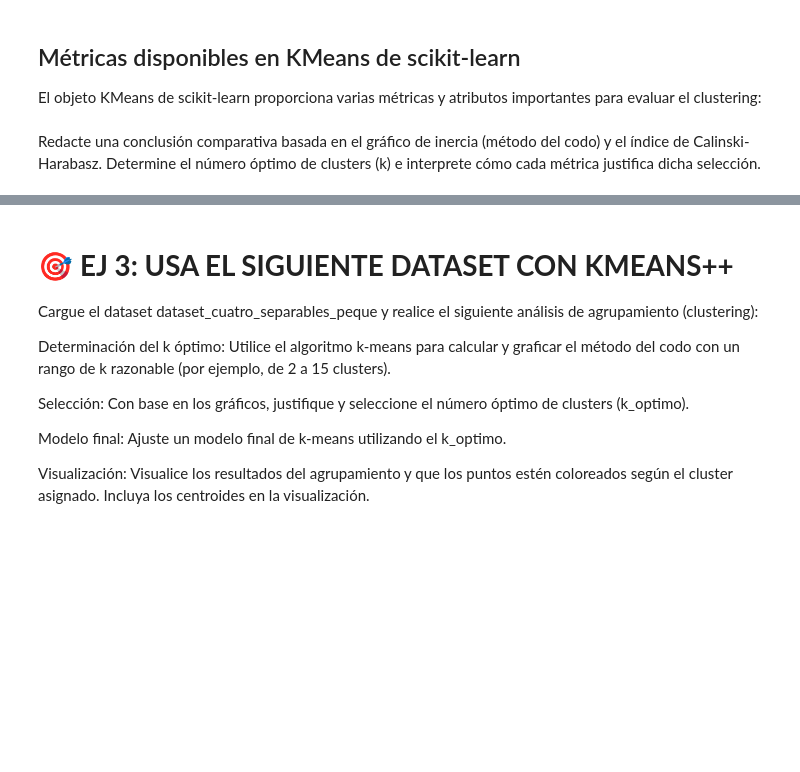
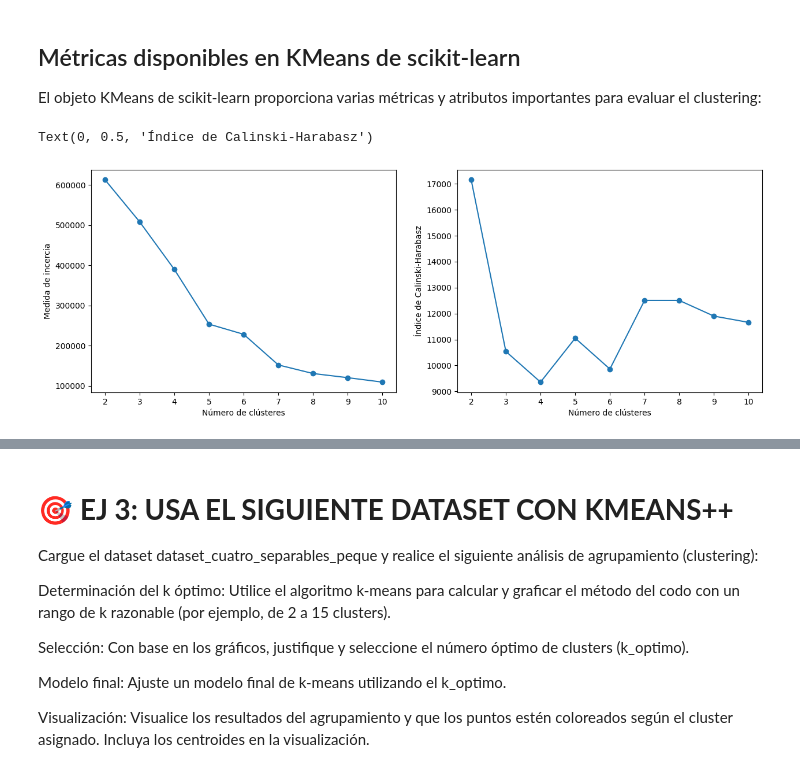
Before and after one commit to SandraNavarrete-docente/aprendizaje-automatico-252601, a Jupyter notebook: 04-MODELOS-NO-SUPERVISADOS/4_3_Métodos_de_clustering_basados_en_particiones_V2.ipynb, the cells around one changed output, grey strips where cells are left out. Saved outputs shown, nothing was run; the diff lists cells and outputs as text; code cells hidden in the pictures; blank space fills up the shorter version.

```diff
--- a/04-MODELOS-NO-SUPERVISADOS/4_3_Métodos_de_clustering_basados_en_particiones_V2.ipynb
+++ b/04-MODELOS-NO-SUPERVISADOS/4_3_Métodos_de_clustering_basados_en_particiones_V2.ipynb
@@ -276,18 +288,26 @@ Redacte una conclusión que analice los gráficos del método del codo y del coe
 El objeto KMeans de scikit-learn proporciona varias métricas y atributos importantes para evaluar el clustering:
 # %%
 from sklearn.cluster import KMeans
+from sklearn.metrics import calinski_harabasz_score
 
 rincercia = np.zeros(9)
+rcalinski = np.zeros(9)
 for k in np.arange(2,11):
-    kmeans = KMeans(n_clusters=k, random_state=42)
+    kmeans = KMeans(n_clusters=k, random_state=42, n_init='auto')
     kmeans.fit(Dx)
     rincercia[k-2] =  kmeans.inertia_
+    rcalinski[k-2] = calinski_harabasz_score(Dx, kmeans.labels_)
 
 fig, ax = plt.subplots(1,2, figsize=(15,5))
 ax[0].plot( np.arange(2,11),rincercia, linestyle='-', marker='o')
 ax[0].set_xlabel("Número de clústeres")
 ax[0].set_ylabel("Medida de incercia")
+
+ax[1].plot(np.arange(2, 11), rcalinski, linestyle='-', marker='o')
+ax[1].set_xlabel("Número de clústeres")
+ax[1].set_ylabel("Índice de Calinski-Harabasz")
+# %% [output]
+Text(0, 0.5, 'Índice de Calinski-Harabasz')
+[figure, added]
 # %%
 # 2.3 Complete el codigo anterior para graficar el indice de calinski
-# %% [markdown]
-Redacte una conclusión comparativa basada en el gráfico de inercia (método del codo) y el índice de Calinski-Harabasz. Determine el número óptimo de clusters (k) e interprete cómo cada métrica justifica dicha selección.
```
Also changed, not shown: parts of 22 cells of this notebook.
